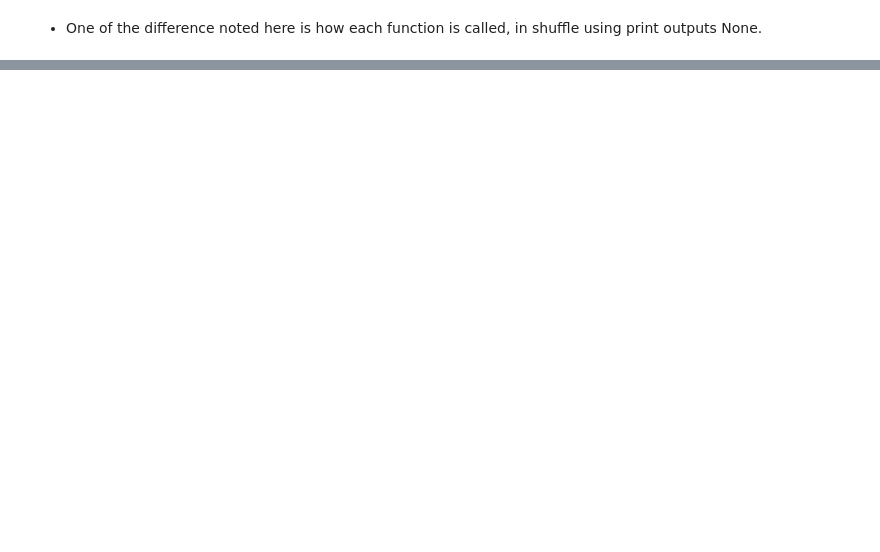
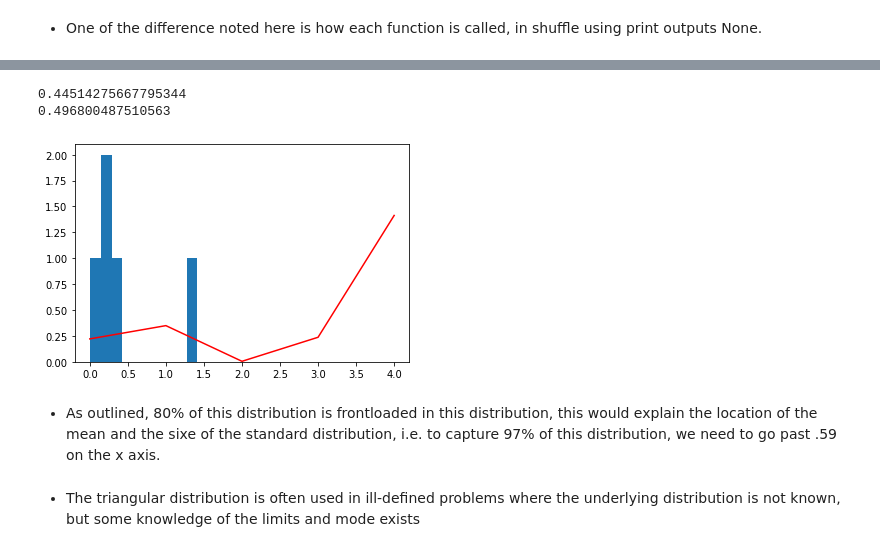
Before and after one commit to pocathain08/Prog-DA-Assignment, a Jupyter notebook: Prog-DA-Asst-2019.ipynb, the cells around one changed output, grey strips where cells are left out. Cells and saved outputs as stored; diff of their text form; code cells hidden in the pictures; blank space fills up the shorter version.

```diff
--- a/Prog-DA-Asst-2019.ipynb
+++ b/Prog-DA-Asst-2019.ipynb
@@ -122,0 +155,13 @@ array([[ 9, 10, 11],
+# %%
+plt.hist(x)
+plt.plot((x), color='r')
+print (np.mean(x))
+print (np.std (x))
+# %% [output]
+0.44514275667795344
+0.496800487510563
+[figure, added]
+# %% [markdown]
+- As outlined, 80% of this distribution is frontloaded in this distribution, this would explain the location of the mean and the sixe of the standard distribution, i.e. to capture 97% of this distribution, we need to go past .59 on the x axis.
+# %% [markdown]
+- The triangular distribution is often used in ill-defined problems where the underlying distribution is not known, but some knowledge of the limits and mode exists
```
Also changed, not shown: parts of 13 cells of this notebook.
